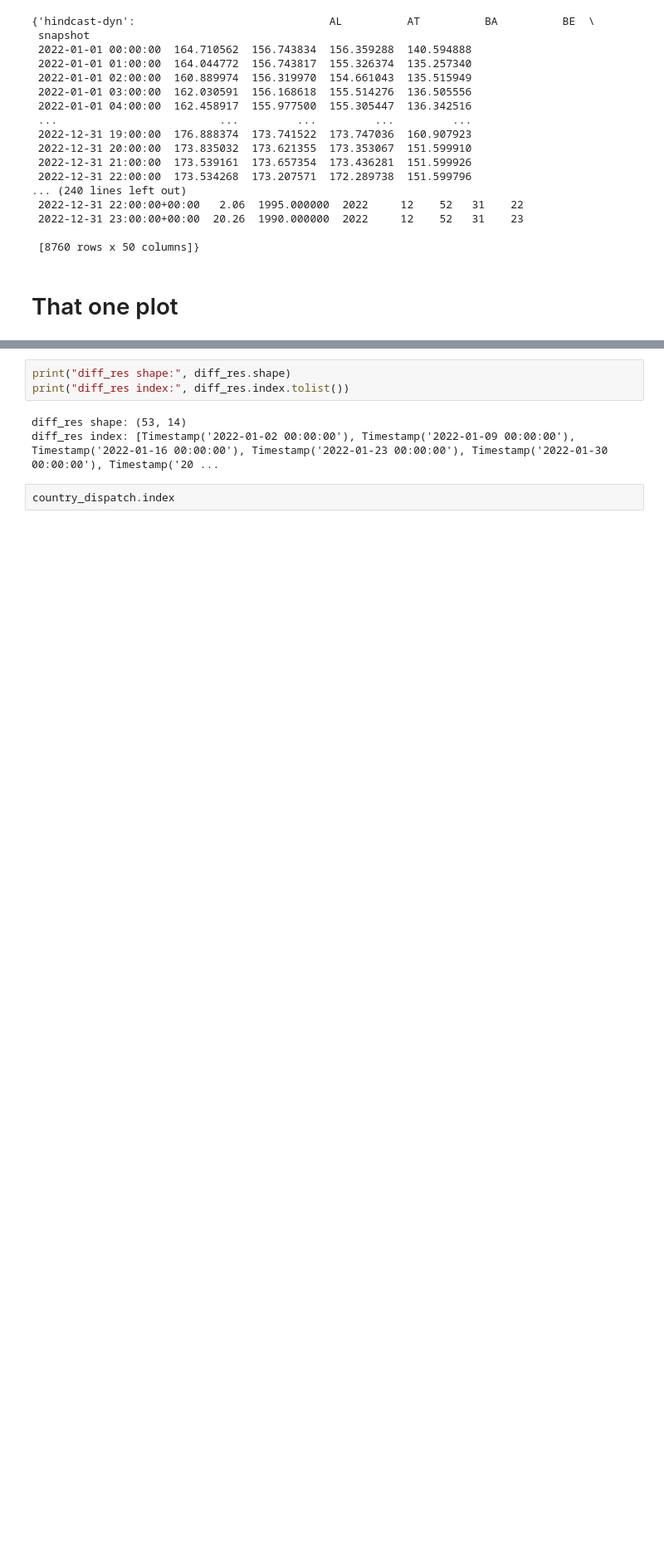
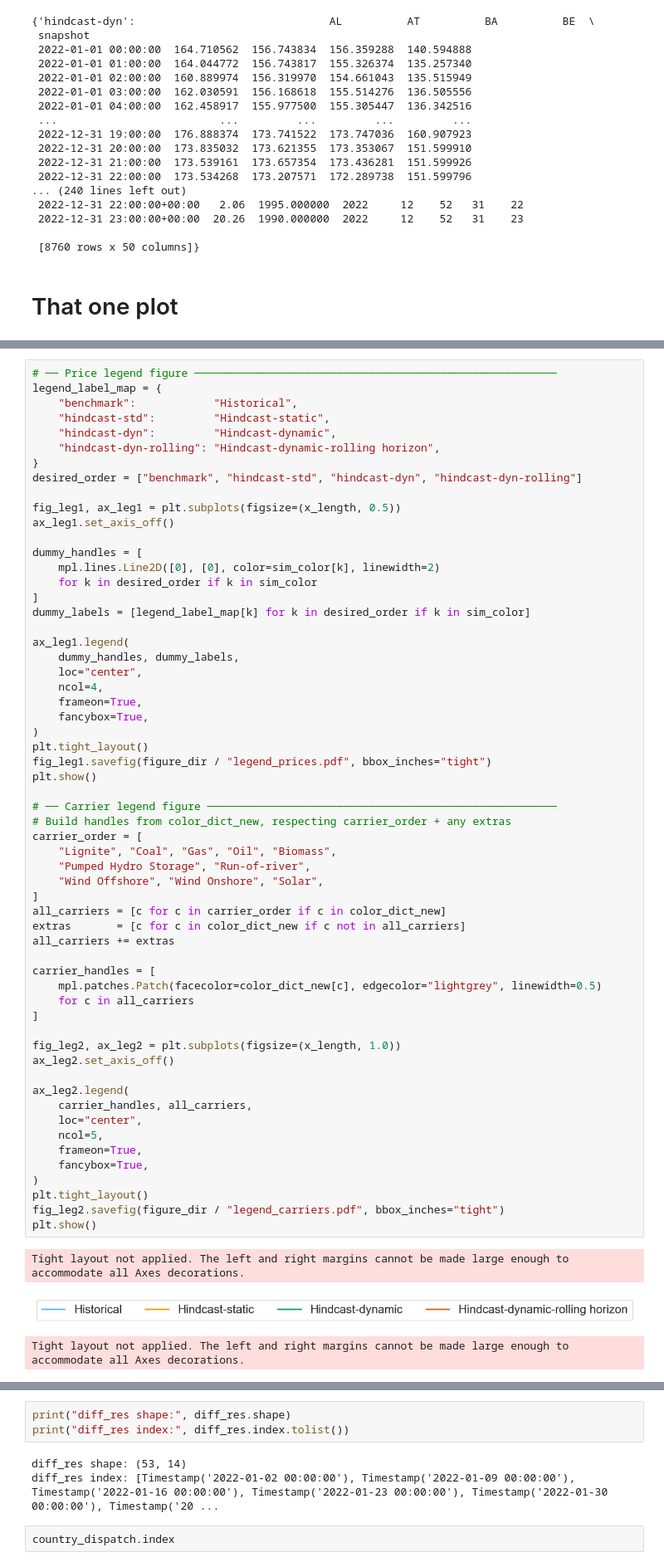
Before and after one commit to marco-saretta/pypsa-network-analyzer, a Jupyter notebook: notebooks/plotting_playground_DE.ipynb, the cells around one changed output, grey strips where cells are left out. Shown at 83% size. Saved outputs shown, nothing was run; the diff lists cells and outputs as text; blank space fills up the shorter version.

```diff
--- a/notebooks/plotting_playground_DE.ipynb
+++ b/notebooks/plotting_playground_DE.ipynb
@@ -590,0 +598,63 @@ plt.show()
+# %%
+# ── Price legend figure ────────────────────────────────────────────────────────
+legend_label_map = {
+    "benchmark":            "Historical",
+    "hindcast-std":         "Hindcast-static",
+    "hindcast-dyn":         "Hindcast-dynamic",
+    "hindcast-dyn-rolling": "Hindcast-dynamic-rolling horizon",
+}
+desired_order = ["benchmark", "hindcast-std", "hindcast-dyn", "hindcast-dyn-rolling"]
+
+fig_leg1, ax_leg1 = plt.subplots(figsize=(x_length, 0.5))
+ax_leg1.set_axis_off()
+
+dummy_handles = [
+    mpl.lines.Line2D([0], [0], color=sim_color[k], linewidth=2)
+    for k in desired_order if k in sim_color
+]
+dummy_labels = [legend_label_map[k] for k in desired_order if k in sim_color]
+
+ax_leg1.legend(
+    dummy_handles, dummy_labels,
+    loc="center",
+    ncol=4,
+    frameon=True,
+    fancybox=True,
+)
+plt.tight_layout()
+fig_leg1.savefig(figure_dir / "legend_prices.pdf", bbox_inches="tight")
+plt.show()
+
+# ── Carrier legend figure ──────────────────────────────────────────────────────
+# Build handles from color_dict_new, respecting carrier_order + any extras
+carrier_order = [
+    "Lignite", "Coal", "Gas", "Oil", "Biomass",
+    "Pumped Hydro Storage", "Run-of-river",
+    "Wind Offshore", "Wind Onshore", "Solar",
+]
+all_carriers = [c for c in carrier_order if c in color_dict_new]
+extras       = [c for c in color_dict_new if c not in all_carriers]
+all_carriers += extras
+
+carrier_handles = [
+    mpl.patches.Patch(facecolor=color_dict_new[c], edgecolor="lightgrey", linewidth=0.5)
+    for c in all_carriers
+]
+
+fig_leg2, ax_leg2 = plt.subplots(figsize=(x_length, 1.0))
+ax_leg2.set_axis_off()
+
+ax_leg2.legend(
+    carrier_handles, all_carriers,
+    loc="center",
+    ncol=5,
+    frameon=True,
+    fancybox=True,
+)
+plt.tight_layout()
+fig_leg2.savefig(figure_dir / "legend_carriers.pdf", bbox_inches="tight")
+plt.show()
+# %% [output]
+Tight layout not applied. The left and right margins cannot be made large enough to accommodate all Axes decorations.
+[figure, added]
+Tight layout not applied. The left and right margins cannot be made large enough to accommodate all Axes decorations.
```
Also changed, not shown: parts of 3 cells of this notebook.
